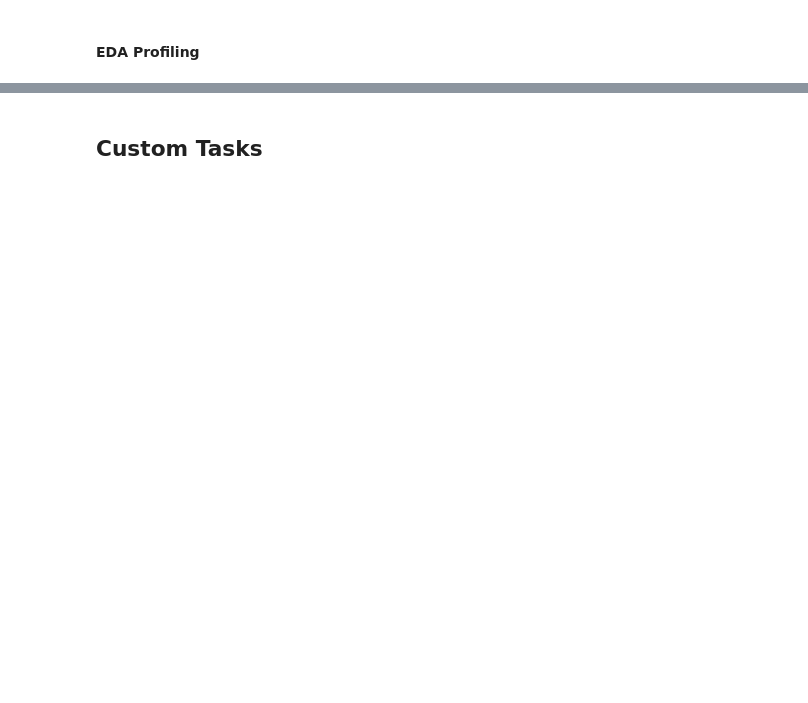
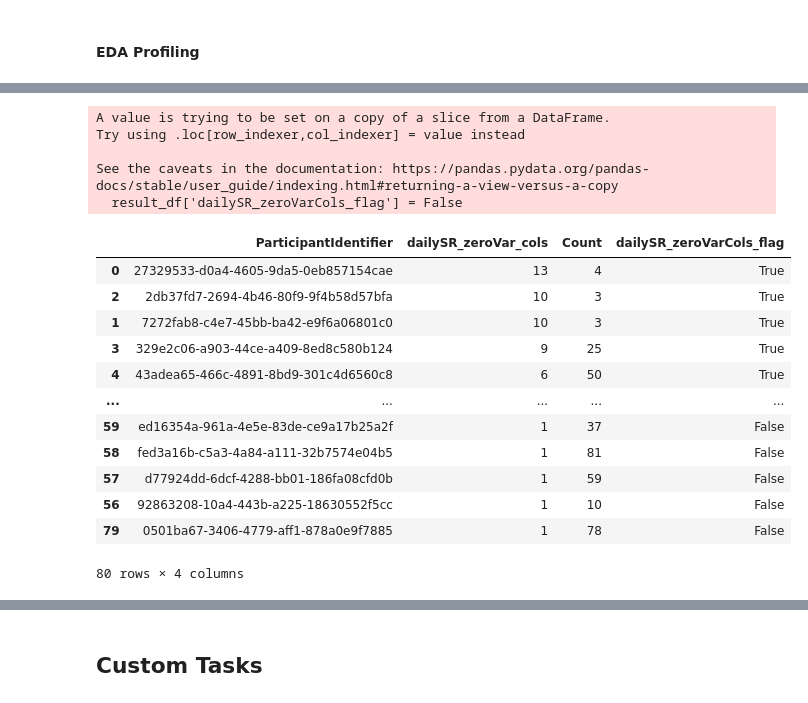
Before and after one commit to danieljwilson/3_3_experience_sampling, a Jupyter notebook: 3_3_3_data_analysis/01_data munge/01_1_process_data.ipynb, the cells around one changed output, grey strips where cells are left out. Drawn from its saved outputs; the diff is of its cells as text; code cells hidden in the pictures; blank space fills up the shorter version.

```diff
--- a/3_3_3_data_analysis/01_data munge/01_1_process_data.ipynb
+++ b/3_3_3_data_analysis/01_data munge/01_1_process_data.ipynb
@@ -511,13 +576,17 @@ df_daily_sr.head(3)
 # %%
+# Convert values in 'Answers' column to numeric where possible, else leave as string
+# df_daily_sr['Answers'] = pd.to_numeric(df_daily_sr['Answers'], errors='coerce').fillna(df_daily_sr['Answers'])
+
+# Pivot the data
 df_daily_sr_wide = df_daily_sr.pivot_table(index=["ParticipantIdentifier", "trial_date"],
                                            columns='ResultIdentifier',
                                            values='Answers',
-                                           aggfunc=lambda x: ' '.join(x)).reset_index()
+                                           aggfunc=lambda x: ' '.join(map(str, x))).reset_index()
 # get rid of name on index
 df_daily_sr_wide = df_daily_sr_wide.rename_axis(None, axis=1)
 # %%
 # convert data to numeric where appropriate
-df_daily_sr_wide.loc[:,df_daily_sr_wide.columns[~df_daily_sr_wide.columns.isin(non_numeric_cols)]] = df_daily_sr_wide.loc[:,df_daily_sr_wide.columns[~df_daily_sr_wide.columns.isin(non_numeric_cols)]].apply(pd.to_numeric, errors='coerce')
+df_daily_sr_wide.loc[:,df_daily_sr_wide.columns[~df_daily_sr_wide.columns.isin(non_numeric_cols + ['ParticipantIdentifier', 'trial_date'])]] = df_daily_sr_wide.loc[:,df_daily_sr_wide.columns[~df_daily_sr_wide.columns.isin(non_numeric_cols)]].apply(pd.to_numeric, errors='coerce')
 # %%
 # Break gap cause into two columns
 df_daily_sr_wide[['DAILY_past24_gapCause_internal', 'DAILY_past24_gapCause_external', 'drop_col']] = df_daily_sr_wide.DAILY_past24_gapCause.str.split("_", expand = True)
@@ -586,0 +654,30 @@ profile.to_file(eda_reports_path + "daily_reports.html")
+# %%
+# check for variance in numeric cols only, leaving ParticipantIdentifier for grouping
+non_numeric_cols_alt = [item for item in non_numeric_cols if item != 'ParticipantIdentifier']
+# %%
+# Drop 'trial_date' column
+data = df_daily_sr_wide.drop(columns=non_numeric_cols_alt, errors='ignore')
+
+# Group by 'ParticipantIdentifier' and compute the variance
+grouped_variance = data.groupby('ParticipantIdentifier').var()
+
+# Filter the grouped_variance dataframe to only include columns with 0 variance for any participant
+zero_variance_df = grouped_variance[grouped_variance == 0].dropna(how='all')
+
+# Melt the dataframe to have ParticipantIdentifier, Column with 0 variance
+melted_zero_variance_df = zero_variance_df.reset_index().melt(id_vars=['ParticipantIdentifier'], value_name='Variance')
+final_zero_variance_df = melted_zero_variance_df.dropna(subset=['Variance']).drop(columns='Variance')
+final_zero_variance_df = pd.DataFrame(final_zero_variance_df.groupby('ParticipantIdentifier').count()).reset_index().sort_values(by='variable', ascending=False)
+final_zero_variance_df = final_zero_variance_df.rename(columns={'variable': 'ZeroVariance'})
+
+# Count the number of values present in the variable column for each participant
+value_counts = data.groupby('ParticipantIdentifier').count()
+
+# Merge the value counts with the final_zero_variance_df
+merged_df = final_zero_variance_df.merge(value_counts, on='ParticipantIdentifier', how='left')
+
+# Extract only the relevant columns
+result_df = merged_df[['ParticipantIdentifier', 'ZeroVariance', 'DAILY_goal1_confidence']]
+result_df.columns = ['ParticipantIdentifier', 'dailySR_zeroVar_cols', 'Count']
+
+result_df
@@ -586,0 +715,26 @@ profile.to_file(eda_reports_path + "daily_reports.html")
+# %%
+# add flag for subjects with more than 5 zero variance columns
+flag_threshold = 5
+
+result_df['dailySR_zeroVarCols_flag'] = False
+result_df.loc[result_df.dailySR_zeroVar_cols > flag_threshold, 'dailySR_zeroVarCols_flag'] = True
+result_df.sort_values(by='dailySR_zeroVar_cols', ascending=False)
+# %% [output]
+A value is trying to be set on a copy of a slice from a DataFrame.
+Try using .loc[row_indexer,col_indexer] = value instead
+
+See the caveats in the documentation: https://pandas.pydata.org/pandas-docs/stable/user_guide/indexing.html#returning-a-view-versus-a-copy
+  result_df['dailySR_zeroVarCols_flag'] = False
+|  | ParticipantIdentifier | dailySR_zeroVar_cols | Count | dailySR_zeroVarCols_flag |
+| 0 | 27329533-d0a4-4605-9da5-0eb857154cae | 13 | 4 | True |
+| 2 | 2db37fd7-2694-4b46-80f9-9f4b58d57bfa | 10 | 3 | True |
+| 1 | 7272fab8-c4e7-45bb-ba42-e9f6a06801c0 | 10 | 3 | True |
+| 3 | 329e2c06-a903-44ce-a409-8ed8c580b124 | 9 | 25 | True |
+| 4 | 43adea65-466c-4891-8bd9-301c4d6560c8 | 6 | 50 | True |
+| ... | ... | ... | ... | ... |
+| 59 | ed16354a-961a-4e5e-83de-ce9a17b25a2f | 1 | 37 | False |
+| 58 | fed3a16b-c5a3-4a84-a111-32b7574e04b5 | 1 | 81 | False |
+| 57 | d77924dd-6dcf-4288-bb01-186fa08cfd0b | 1 | 59 | False |
+| 56 | 92863208-10a4-443b-a225-18630552f5cc | 1 | 10 | False |
+| 79 | 0501ba67-3406-4779-aff1-878a0e9f7885 | 1 | 78 | False |
+80 rows × 4 columns
```
Also changed, not shown: parts of 25 cells of this notebook, 1 other file.
